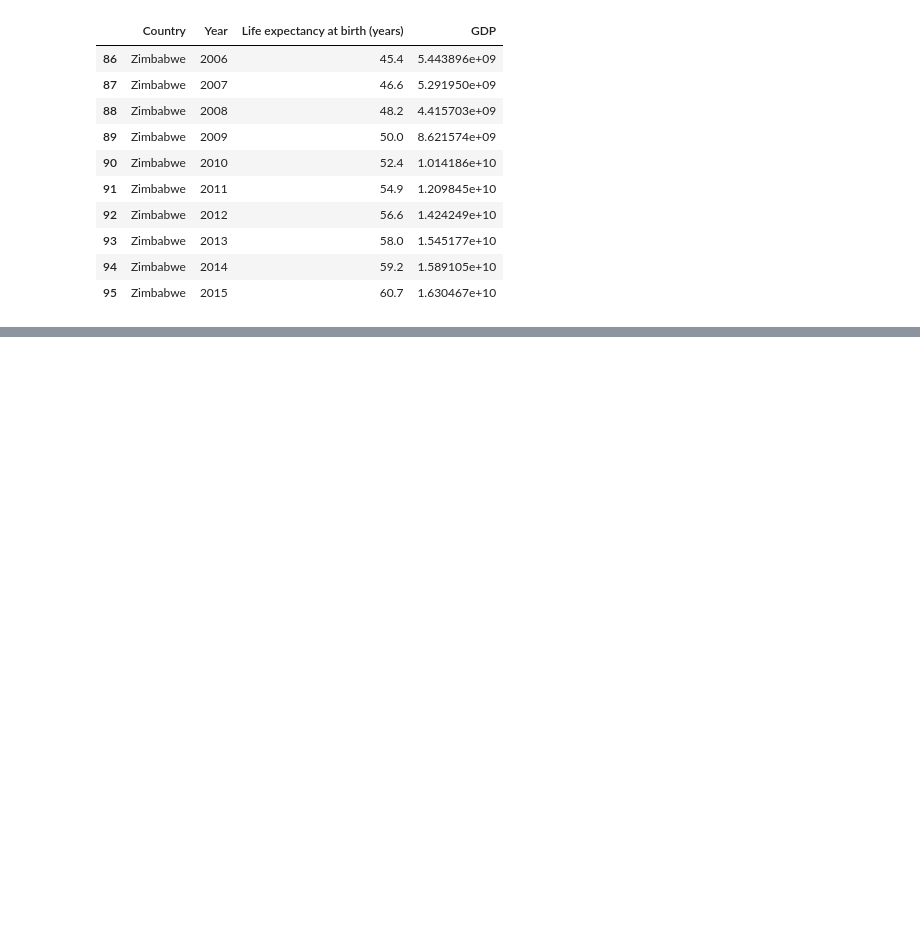
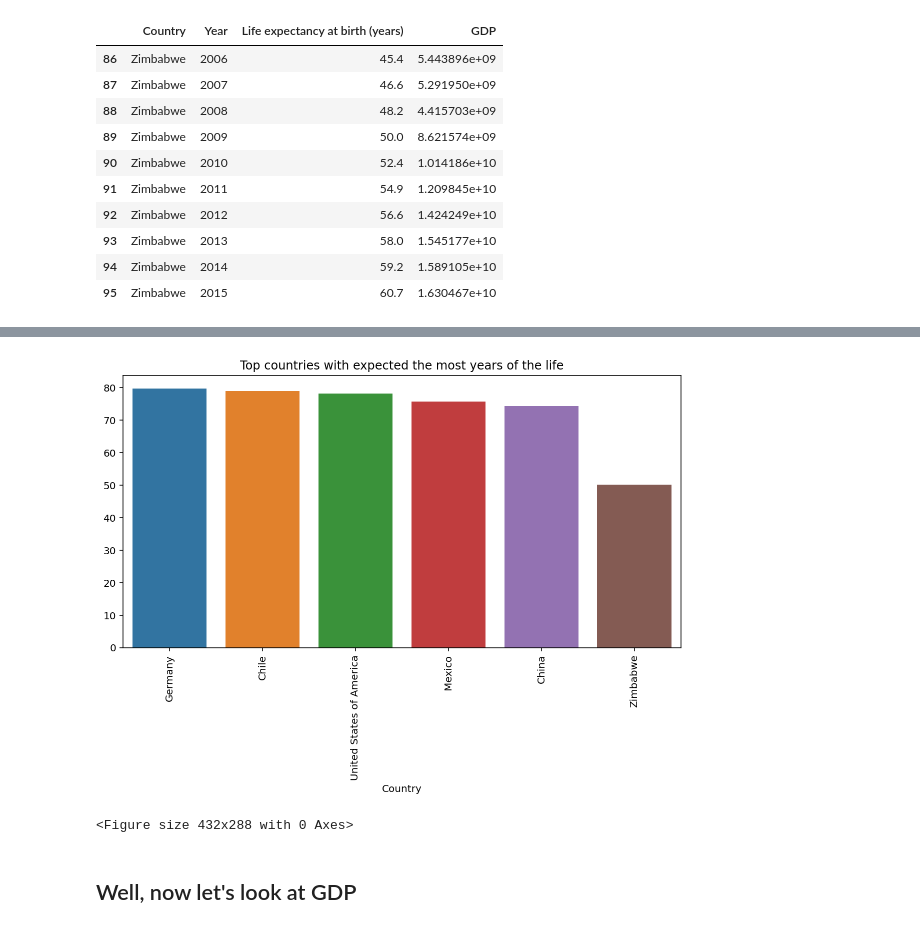
Before and after one commit to Vy4chesl4vOS/Life_expectancy_and_GDP-Codecademy-, a Jupyter notebook: Life expectance GDP.ipynb, the cells around one changed output, grey strips where cells are left out. Saved outputs shown, nothing was run; the diff lists cells and outputs as text; code cells hidden in the pictures; blank space fills up the shorter version.

```diff
--- a/Life expectance GDP.ipynb
+++ b/Life expectance GDP.ipynb
@@ -38,0 +70,2 @@ data.tail(10)
+# %%
+data.columns = ['Country', 'Year', 'Expect', 'GDP']
@@ -38,0 +108,2 @@ data.tail(10)
+# %%
+mean_counrty = data.groupby('Country')['Expect'].mean()
@@ -38,0 +121,14 @@ data.tail(10)
+# %%
+order = ['Germany', 'Chile', 'United States of America', 'Mexico', 'China', 'Zimbabwe']
+plt.figure(figsize=(10, 5))
+ax = plt.subplot()
+sns.barplot(mean_counrty.index, mean_counrty.values, order=order)
+plt.xticks(rotation=90)
+plt.title('Top countries with expected the most years of the life')
+plt.show()
+plt.clf()
+# %% [output]
+[figure, added]
+<Figure size 432x288 with 0 Axes>
+# %% [markdown]
+## Well, now let's look at GDP
```
Also changed, not shown: parts of 22 cells of this notebook, 1 other file.
